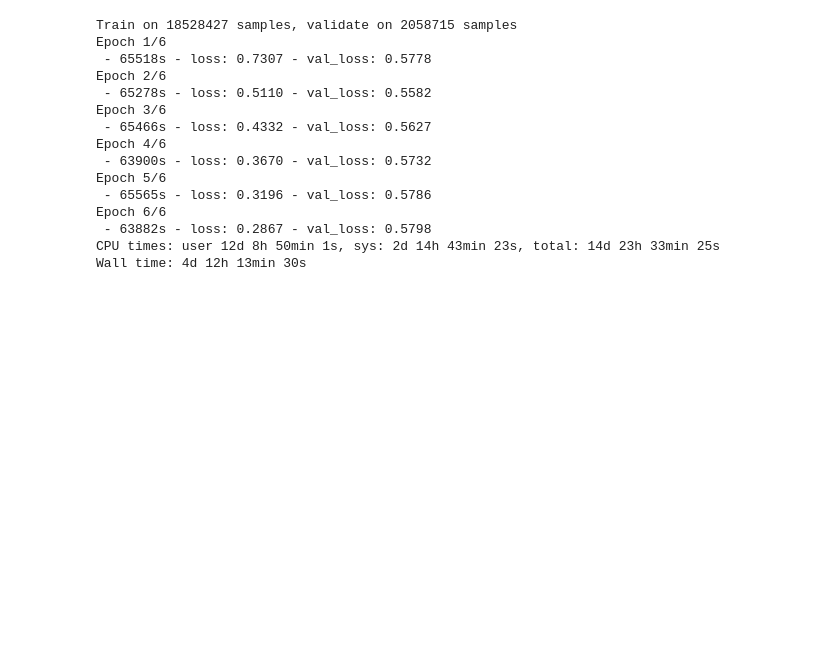
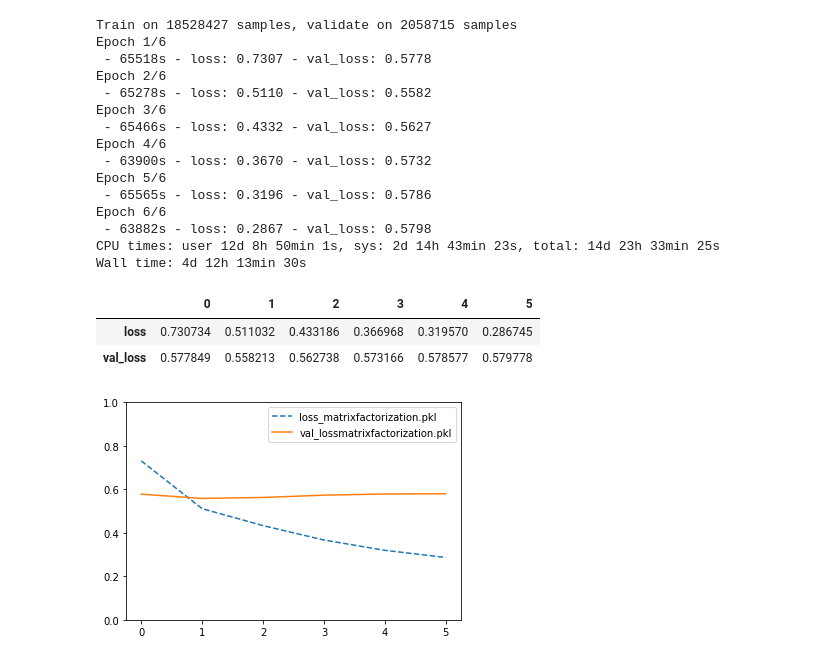
Before and after one commit to gmlunesa/vidyarecsys, a Jupyter notebook: rnn/rnn_playground.ipynb, the cells around one changed output. Saved outputs shown, nothing was run; the diff lists cells and outputs as text; code cells hidden in the pictures; blank space fills up the shorter version.

Commit message:
Matrix factorization

```diff
--- a/rnn/rnn_playground.ipynb
+++ b/rnn/rnn_playground.ipynb
@@ -259,3 +259,27 @@ Epoch 6/6
  - 63882s - loss: 0.2867 - val_loss: 0.5798
 CPU times: user 12d 8h 50min 1s, sys: 2d 14h 43min 23s, total: 14d 23h 33min 25s
 Wall time: 4d 12h 13min 30s
+# %%
+import pickle
+
+with open('matrixfactorization.pkl' , 'wb') as file_pi:
+    pickle.dump(history.history, file_pi)
+# %%
+
+histories = ['matrixfactorization.pkl']
+
+import pickle
+for val in histories:
+    with open(val , 'rb') as file_pi:
+        thepickle = pickle.load(file_pi)
+        plt.plot(thepickle["loss"],label ='loss_' + val,linestyle='--')
+        plt.plot(thepickle["val_loss"],label='val_loss' + val)
+plt.legend()
+plt.ylim(0, 1)
+
+pd.DataFrame(thepickle,columns =['loss','val_loss']).head(20).transpose()
+# %% [output]
+|  | 0 | 1 | 2 | 3 | 4 | 5 |
+| loss | 0.730734 | 0.511032 | 0.433186 | 0.366968 | 0.319570 | 0.286745 |
+| val_loss | 0.577849 | 0.558213 | 0.562738 | 0.573166 | 0.578577 | 0.579778 |
+[figure, added]
```
Also changed, not shown: parts of 6 cells of this notebook.
